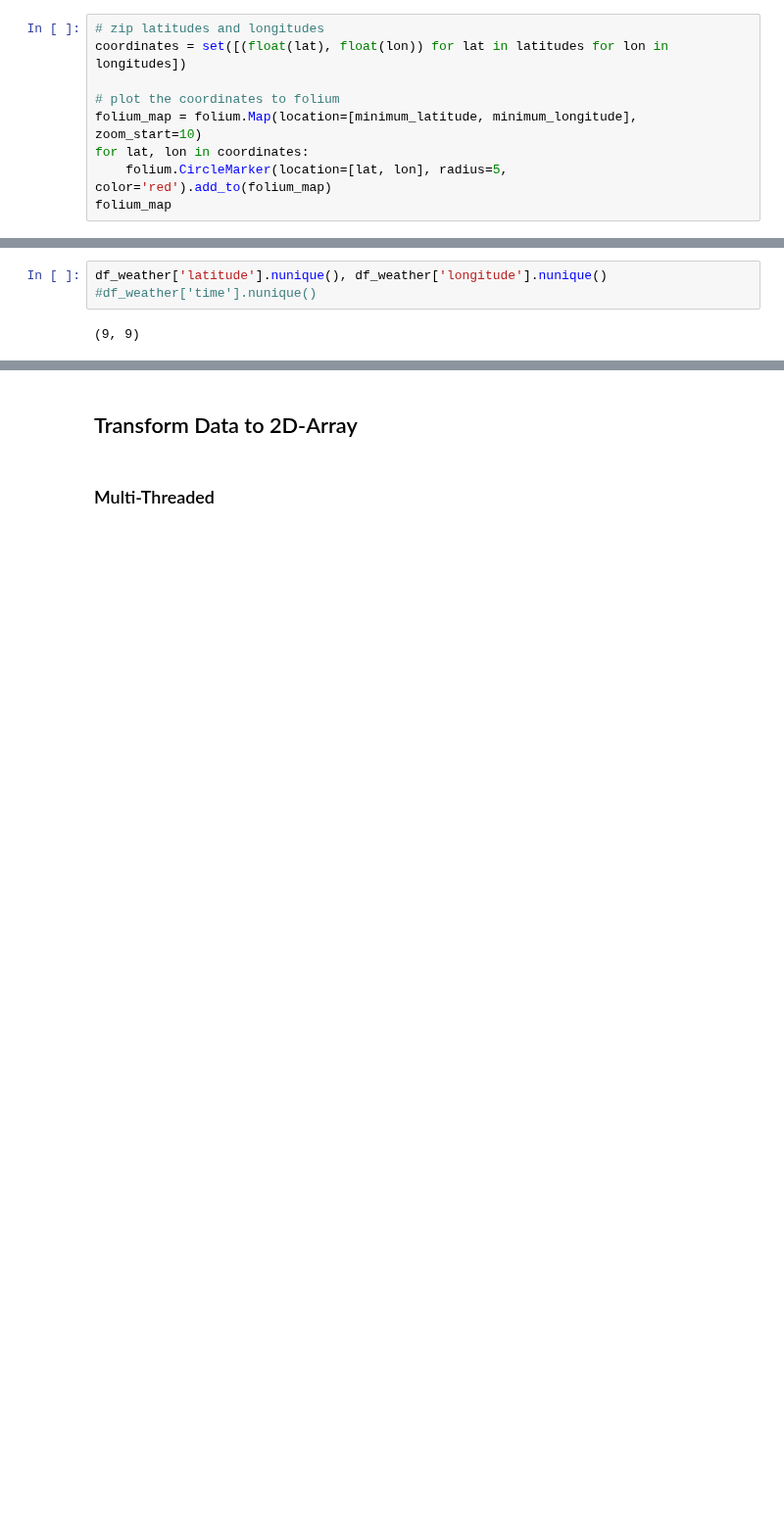
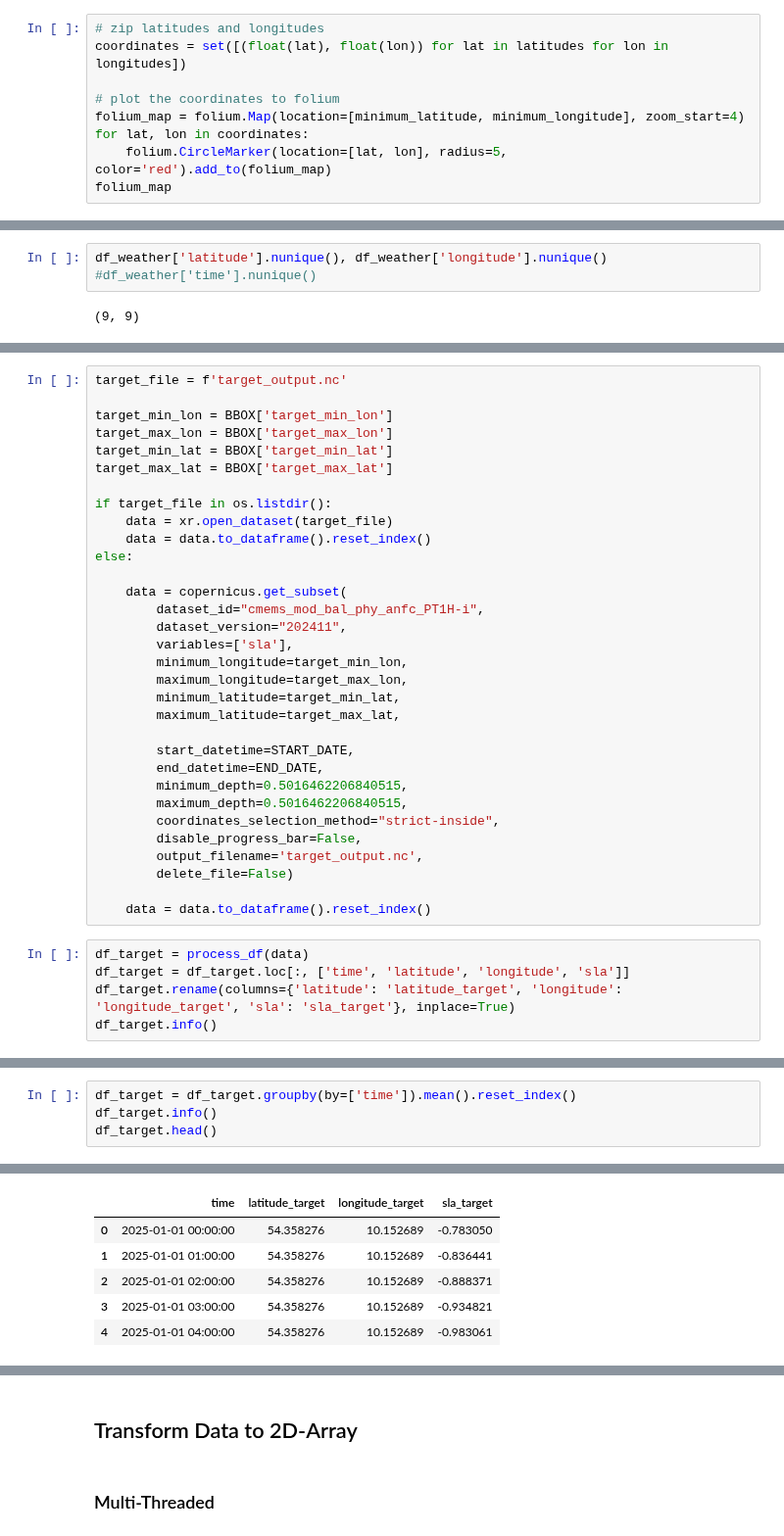
Before and after one commit to RATFIVE/GEOMAR-DeepLearning, a Jupyter notebook: app/backend/preprocessing.ipynb, the cells around one changed output, grey strips where cells are left out. Shown at 98% size. Drawn from its saved outputs; the diff is of its cells as text; blank space fills up the shorter version.

```diff
--- a/app/backend/preprocessing.ipynb
+++ b/app/backend/preprocessing.ipynb
@@ -104,7 +104,7 @@ longitudes = np.linspace(minimum_longitude, maximum_longitude, 10)
 coordinates = set([(float(lat), float(lon)) for lat in latitudes for lon in longitudes])
 
 # plot the coordinates to folium
-folium_map = folium.Map(location=[minimum_latitude, minimum_longitude], zoom_start=10)
+folium_map = folium.Map(location=[minimum_latitude, minimum_longitude], zoom_start=4)
 for lat, lon in coordinates:
     folium.CircleMarker(location=[lat, lon], radius=5, color='red').add_to(folium_map)
 folium_map
@@ -416,0 +389,37 @@ df_weather.head()
+# %%
+target_file = f'target_output.nc'
+
+target_min_lon = BBOX['target_min_lon']
+target_max_lon = BBOX['target_max_lon']
+target_min_lat = BBOX['target_min_lat']
+target_max_lat = BBOX['target_max_lat']
+
+if target_file in os.listdir():
+    data = xr.open_dataset(target_file)
+    data = data.to_dataframe().reset_index()
+else:
+
+    data = copernicus.get_subset(
+        dataset_id="cmems_mod_bal_phy_anfc_PT1H-i",
+        dataset_version="202411",
+        variables=['sla'],
+        minimum_longitude=target_min_lon,
+        maximum_longitude=target_max_lon,
+        minimum_latitude=target_min_lat,
+        maximum_latitude=target_max_lat,
+
+        start_datetime=START_DATE,
+        end_datetime=END_DATE,
+        minimum_depth=0.5016462206840515,
+        maximum_depth=0.5016462206840515,
+        coordinates_selection_method="strict-inside",
+        disable_progress_bar=False,
+        output_filename='target_output.nc',
+        delete_file=False)
+
+    data = data.to_dataframe().reset_index()
+# %%
+df_target = process_df(data)
+df_target = df_target.loc[:, ['time', 'latitude', 'longitude', 'sla']]
+df_target.rename(columns={'latitude': 'latitude_target', 'longitude': 'longitude_target', 'sla': 'sla_target'}, inplace=True)
+df_target.info()
@@ -416,0 +438,5 @@ df_weather.head()
+# %%
+df_target = df_target.groupby(by=['time']).mean().reset_index()
+df_target.info()
+df_target.head()
+# %% [output]
@@ -416,0 +454,6 @@ df_weather.head()
+|  | time | latitude_target | longitude_target | sla_target |
+| 0 | 2025-01-01 00:00:00 | 54.358276 | 10.152689 | -0.783050 |
+| 1 | 2025-01-01 01:00:00 | 54.358276 | 10.152689 | -0.836441 |
+| 2 | 2025-01-01 02:00:00 | 54.358276 | 10.152689 | -0.888371 |
+| 3 | 2025-01-01 03:00:00 | 54.358276 | 10.152689 | -0.934821 |
+| 4 | 2025-01-01 04:00:00 | 54.358276 | 10.152689 | -0.983061 |
```
Also changed, not shown: parts of 35 cells of this notebook.
